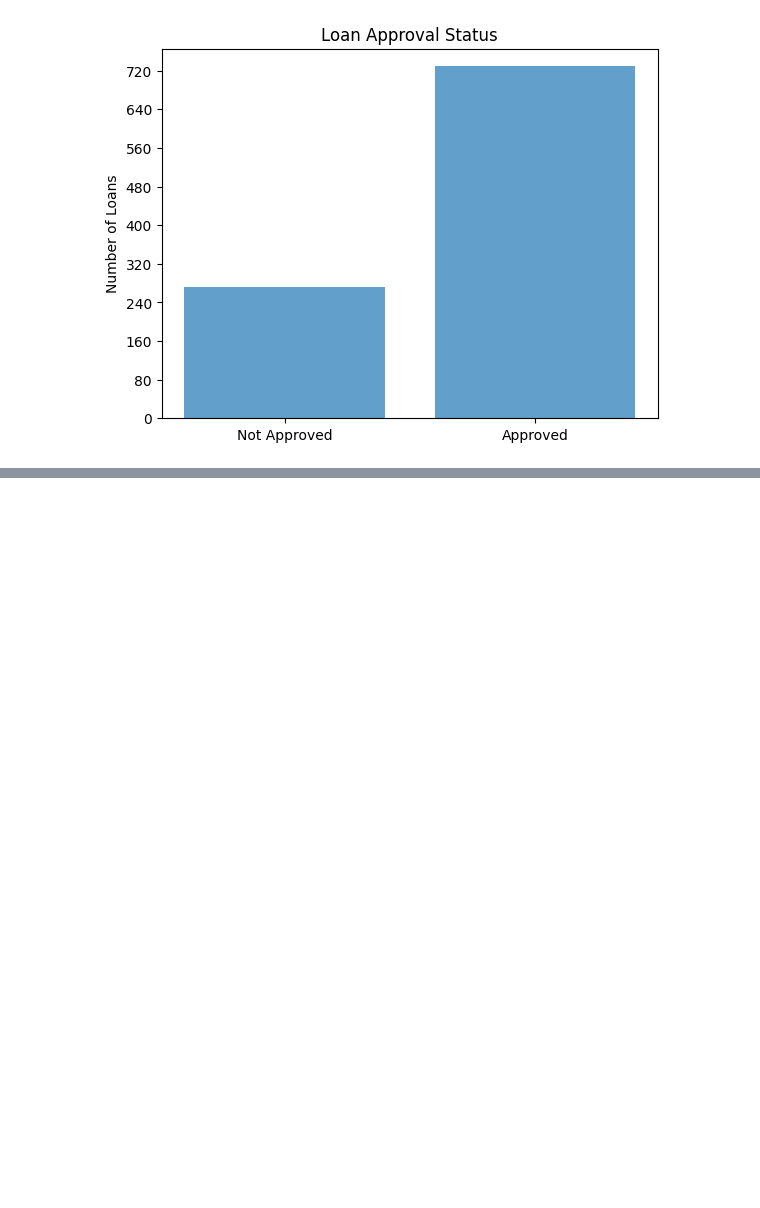
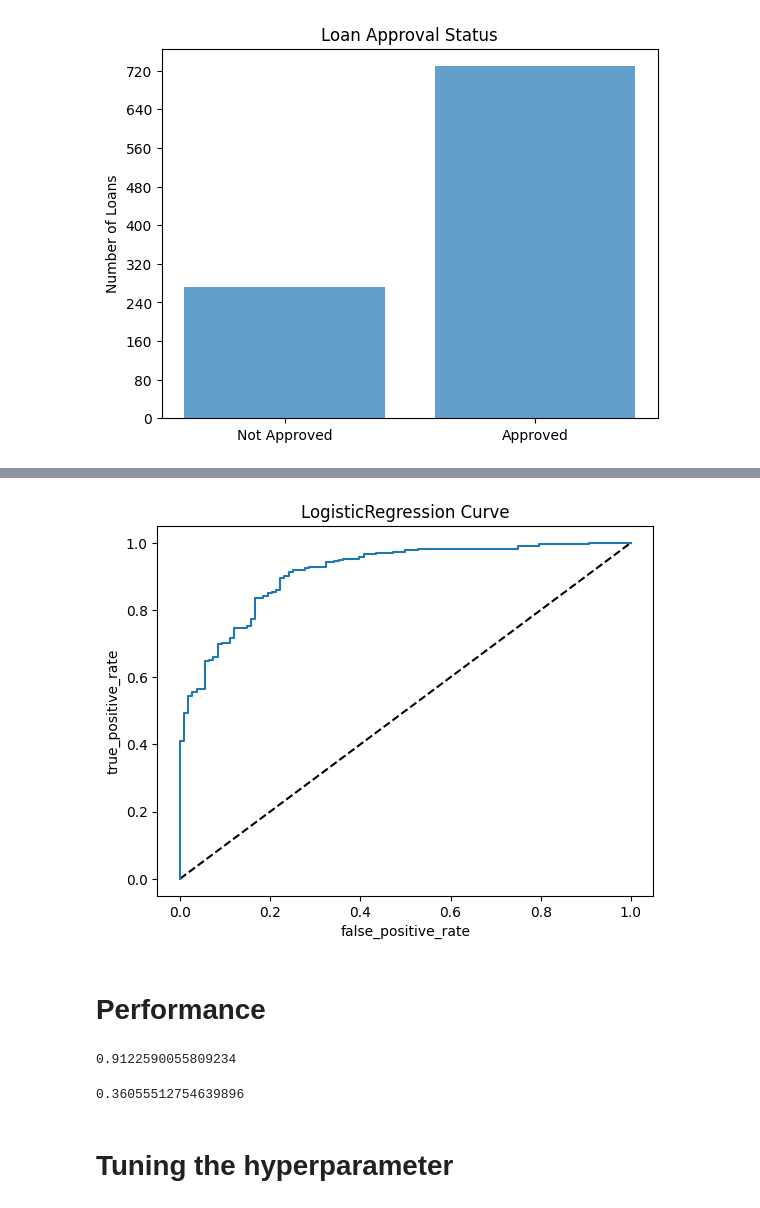
Before and after one commit to Ihaxxxx/Machine-Learning, a Jupyter notebook: Sickit Learn/Course End Projects/Loan Approval/index.ipynb, the cells around one changed output, grey strips where cells are left out. Drawn from its saved outputs; the diff is of its cells as text; code cells hidden in the pictures; blank space fills up the shorter version.

```diff
--- a/Sickit Learn/Course End Projects/Loan Approval/index.ipynb
+++ b/Sickit Learn/Course End Projects/Loan Approval/index.ipynb
@@ -136,0 +207,19 @@ plt.show()
+# %%
+from sklearn.neighbors import KNeighborsClassifier
+from sklearn.metrics import classification_report,confusion_matrix
+from sklearn.model_selection import train_test_split
+
+feature = df.drop("loan_approved",axis=1).values
+target = df["loan_approved"].values
+
+X_train , X_test , y_train , y_test = train_test_split(feature,target,test_size=0.4,random_state=42)
+
+
+knn = KNeighborsClassifier(n_neighbors=7)
+
+knn.fit(X_train,y_train)
+
+y_pred = knn.predict(X_test)
+
+print(confusion_matrix(y_test,y_pred))
+print(classification_report(y_test,y_pred))
@@ -136,0 +239,10 @@ plt.show()
+# %%
+from sklearn.linear_model import LogisticRegression
+logreg = LogisticRegression(max_iter=100)
+X_train , X_test , y_train , y_test = train_test_split(feature,target,test_size=0.4,random_state=42)
+
+logreg.fit(X_train,y_train)
+y_pred = logreg.predict(X_test)
+print(y_pred)
+y_pred_probs = logreg.predict_log_proba(X_test)[:,1]
+print(y_pred_probs[0])
@@ -136,0 +270,26 @@ plt.show()
+# %%
+from sklearn.metrics import roc_curve
+false_positive_rate , true_positive_rate , thresholds = roc_curve(y_test,y_pred_probs)
+
+plt.plot([0,1],[0,1],'k--')
+plt.plot(false_positive_rate,true_positive_rate)
+plt.xlabel('false_positive_rate')
+plt.ylabel('true_positive_rate')
+plt.title("LogisticRegression Curve")
+plt.show()
+# %% [output]
+[figure, added]
+# %% [markdown]
+# Performance
+# %%
+from sklearn.metrics import roc_auc_score
+print(roc_auc_score(y_test,y_pred_probs))
+# %% [output]
+0.9122590055809234
+# %%
+from sklearn.metrics import root_mean_squared_error
+root_mean_squared_error(y_test , y_pred)
+# %% [output]
+0.36055512754639896
+# %% [markdown]
+# Tuning the hyperparameter
```
Also changed, not shown: parts of 18 cells of this notebook, 7 other files.
